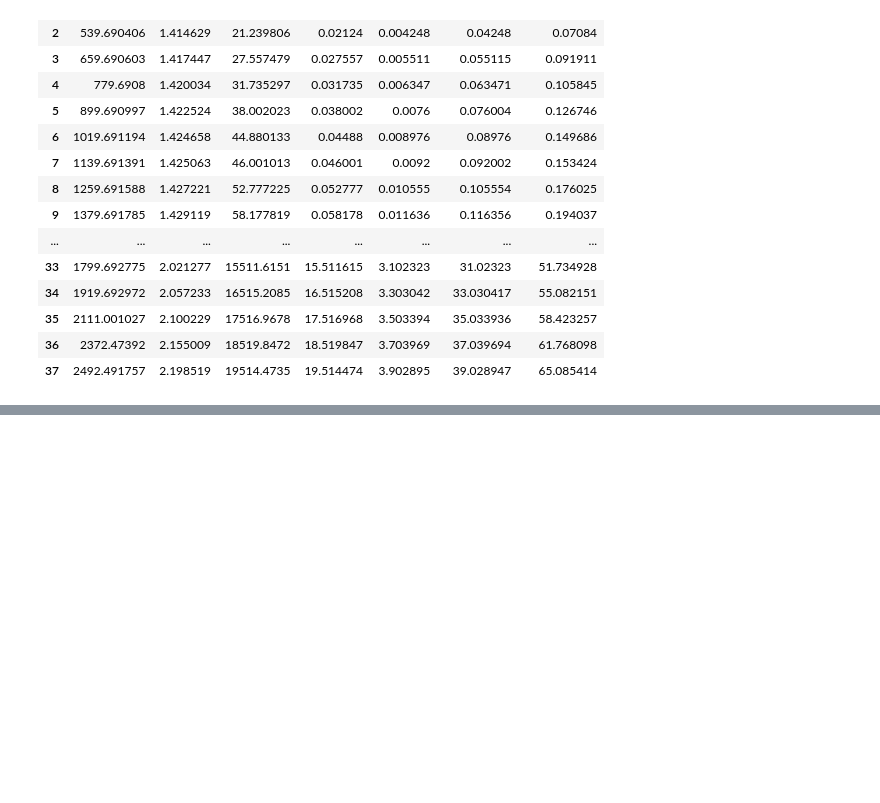
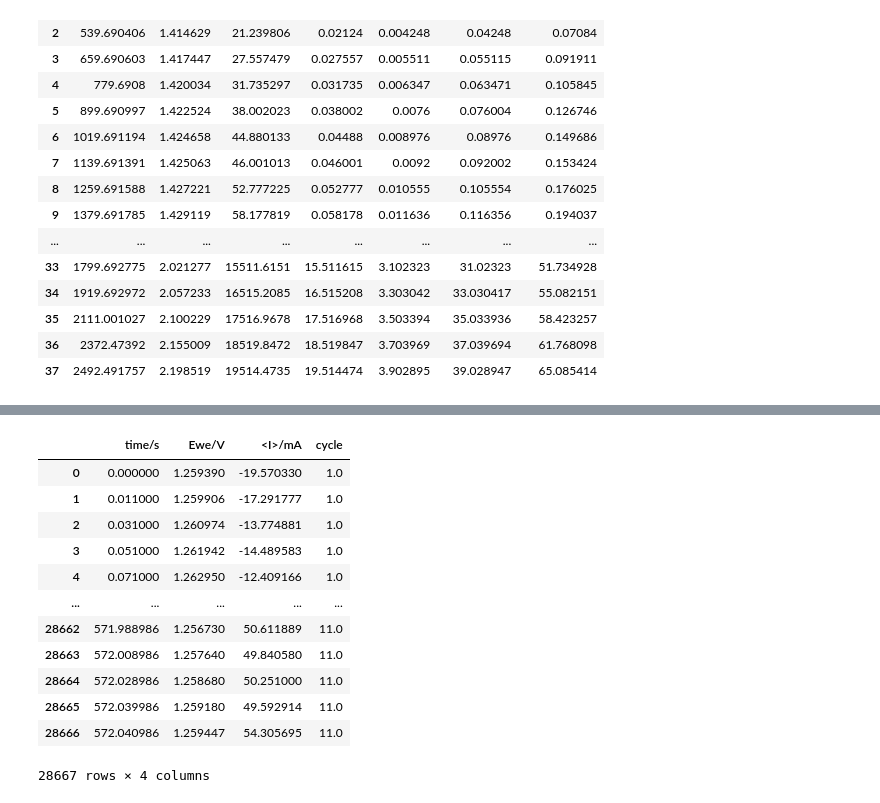
Before and after one commit to karaferner/cmu-edl, a Jupyter notebook: test.ipynb, the cells around one changed output, grey strips where cells are left out. Cells and saved outputs as stored; diff of their text form; code cells hidden in the pictures; blank space fills up the shorter version.

```diff
--- a/test.ipynb
+++ b/test.ipynb
@@ -131,0 +158,16 @@ exp.polarization.normalize_current_to_catalyst_cost()
+# %%
+exp.CV.get_CV_data()
+# %% [output]
+|  | time/s | Ewe/V | <I>/mA | cycle |
+| 0 | 0.000000 | 1.259390 | -19.570330 | 1.0 |
+| 1 | 0.011000 | 1.259906 | -17.291777 | 1.0 |
+| 2 | 0.031000 | 1.260974 | -13.774881 | 1.0 |
+| 3 | 0.051000 | 1.261942 | -14.489583 | 1.0 |
+| 4 | 0.071000 | 1.262950 | -12.409166 | 1.0 |
+| ... | ... | ... | ... | ... |
+| 28662 | 571.988986 | 1.256730 | 50.611889 | 11.0 |
+| 28663 | 572.008986 | 1.257640 | 49.840580 | 11.0 |
+| 28664 | 572.028986 | 1.258680 | 50.251000 | 11.0 |
+| 28665 | 572.039986 | 1.259180 | 49.592914 | 11.0 |
+| 28666 | 572.040986 | 1.259447 | 54.305695 | 11.0 |
+28667 rows × 4 columns
```
Also changed, not shown: parts of 7 cells of this notebook, 9 other files.
